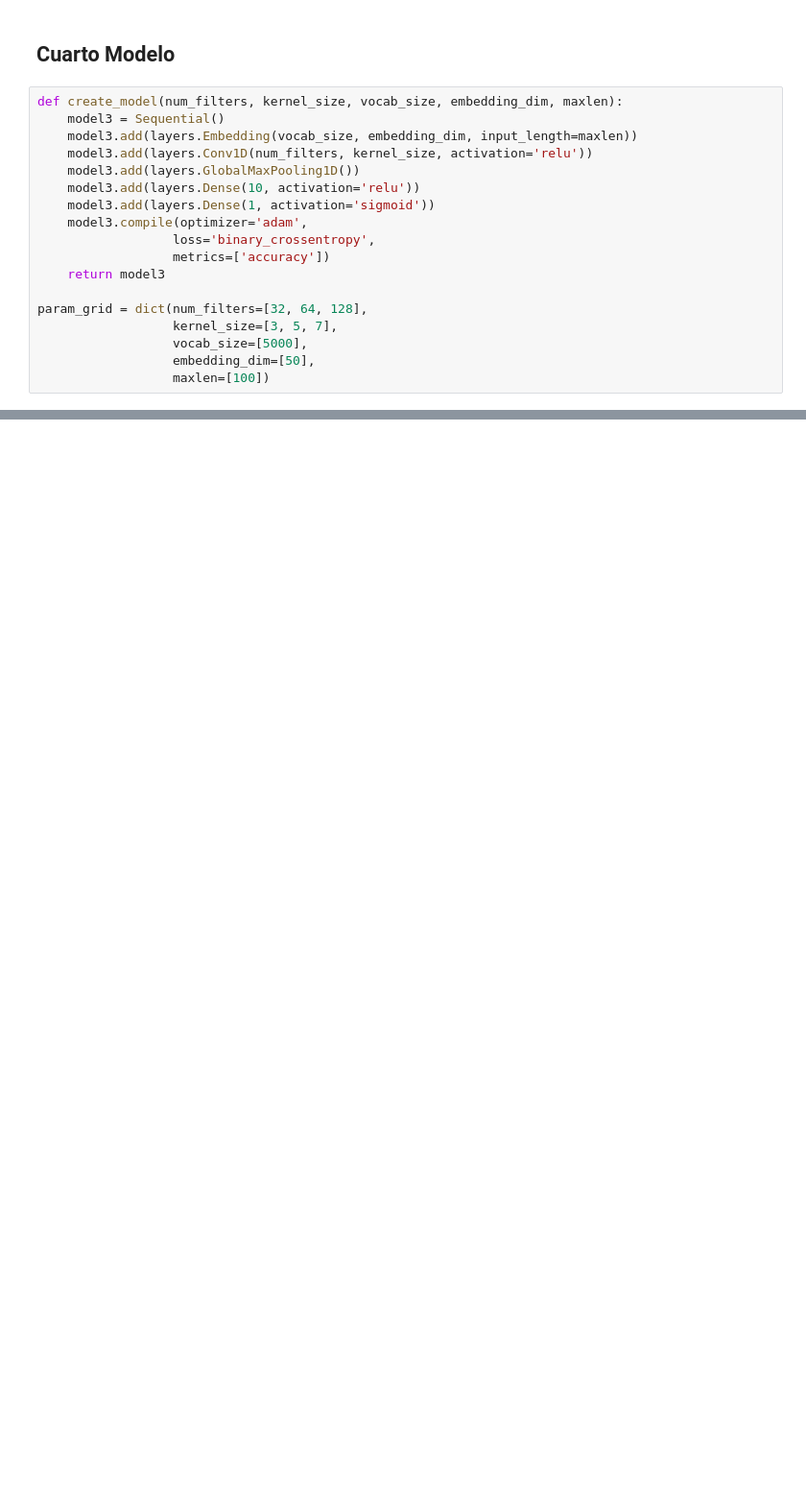
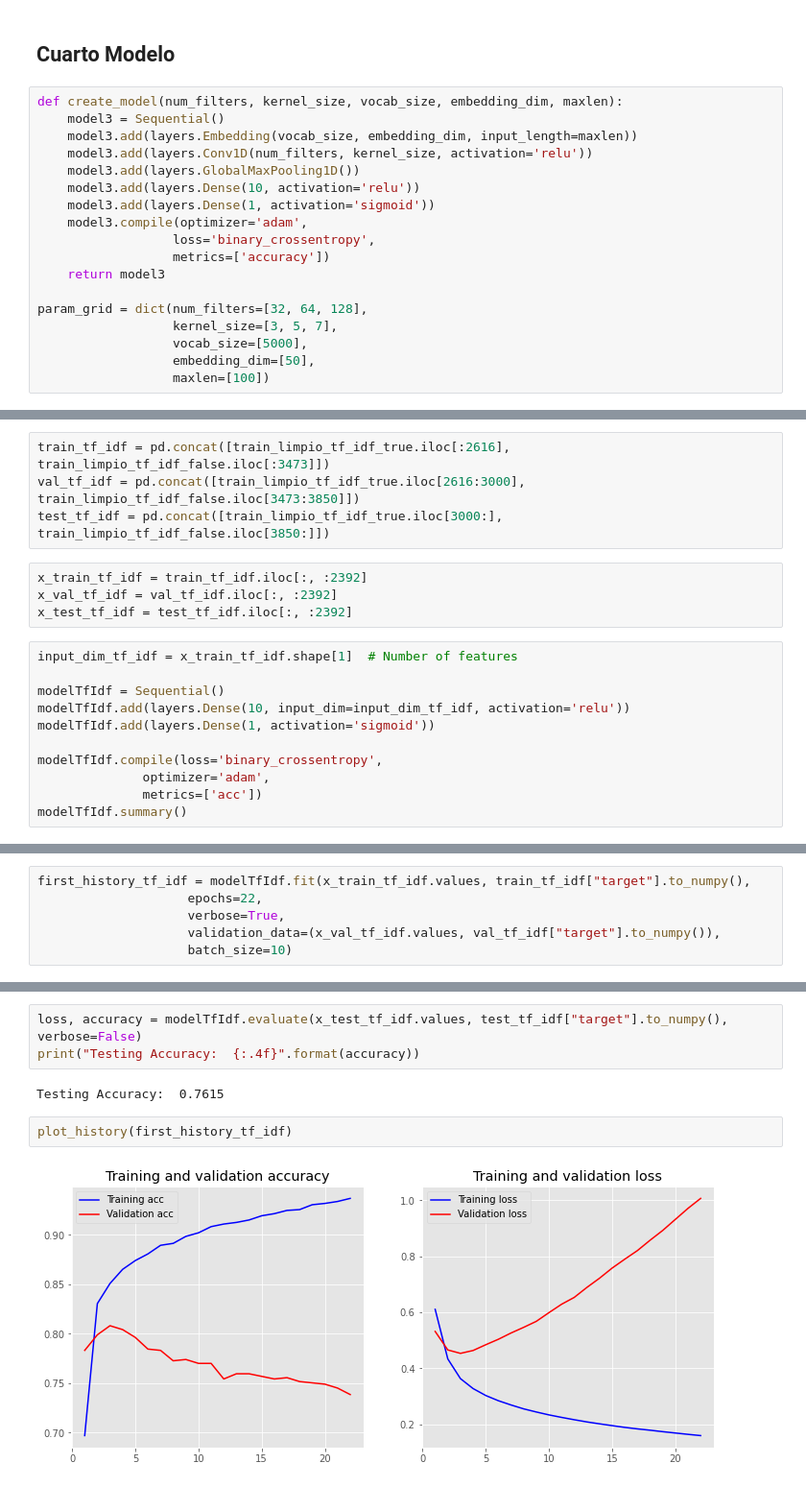
Before and after one commit to andi-carretero/TP2_Datos, a Jupyter notebook: MultipleImprovingNNModels.ipynb, the cells around one changed output, grey strips where cells are left out. Shown at 96% size. Drawn from its saved outputs; the diff is of its cells as text; blank space fills up the shorter version.

Commit message:
Added tf idf models
Signed-off-by: otlucas <lucas.otero@despegar.com>

```diff
--- a/MultipleImprovingNNModels.ipynb
+++ b/MultipleImprovingNNModels.ipynb
@@ -374,0 +396,19 @@ Fitting 10 folds for each of 9 candidates, totalling 90 fits
+# %%
+train_tf_idf = pd.concat([train_limpio_tf_idf_true.iloc[:2616], train_limpio_tf_idf_false.iloc[:3473]])
+val_tf_idf = pd.concat([train_limpio_tf_idf_true.iloc[2616:3000], train_limpio_tf_idf_false.iloc[3473:3850]])
+test_tf_idf = pd.concat([train_limpio_tf_idf_true.iloc[3000:], train_limpio_tf_idf_false.iloc[3850:]])
+# %%
+x_train_tf_idf = train_tf_idf.iloc[:, :2392]
+x_val_tf_idf = val_tf_idf.iloc[:, :2392]
+x_test_tf_idf = test_tf_idf.iloc[:, :2392]
+# %%
+input_dim_tf_idf = x_train_tf_idf.shape[1]  # Number of features
+
+modelTfIdf = Sequential()
+modelTfIdf.add(layers.Dense(10, input_dim=input_dim_tf_idf, activation='relu'))
+modelTfIdf.add(layers.Dense(1, activation='sigmoid'))
+
+modelTfIdf.compile(loss='binary_crossentropy',
+              optimizer='adam',
+              metrics=['acc'])
+modelTfIdf.summary()
@@ -374,0 +428,6 @@ Fitting 10 folds for each of 9 candidates, totalling 90 fits
+# %%
+first_history_tf_idf = modelTfIdf.fit(x_train_tf_idf.values, train_tf_idf["target"].to_numpy(),
+                    epochs=22,
+                    verbose=True,
+                    validation_data=(x_val_tf_idf.values, val_tf_idf["target"].to_numpy()),
+                    batch_size=10)
@@ -374,0 +452,9 @@ Fitting 10 folds for each of 9 candidates, totalling 90 fits
+# %%
+loss, accuracy = modelTfIdf.evaluate(x_test_tf_idf.values, test_tf_idf["target"].to_numpy(), verbose=False)
+print("Testing Accuracy:  {:.4f}".format(accuracy))
+# %% [output]
+Testing Accuracy:  0.7615
+# %%
+plot_history(first_history_tf_idf)
+# %% [output]
+[figure, added]
```
Also changed, not shown: parts of 18 cells of this notebook, 1 other file.
